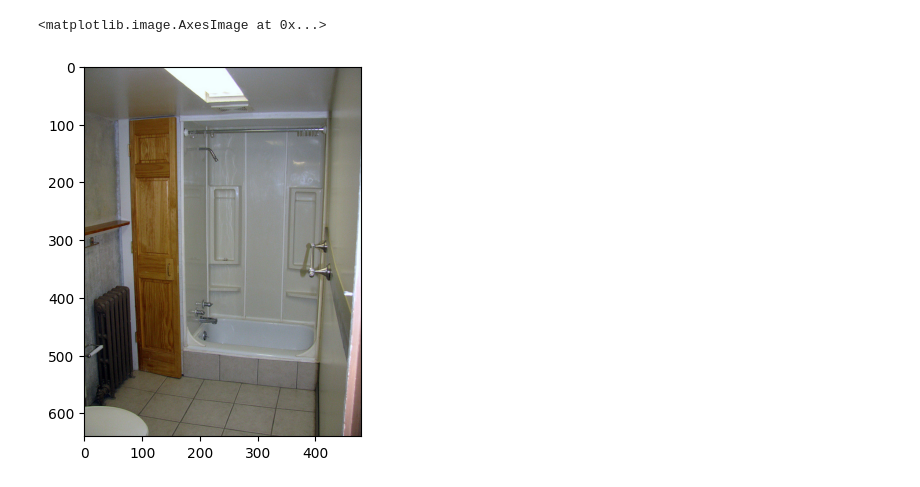
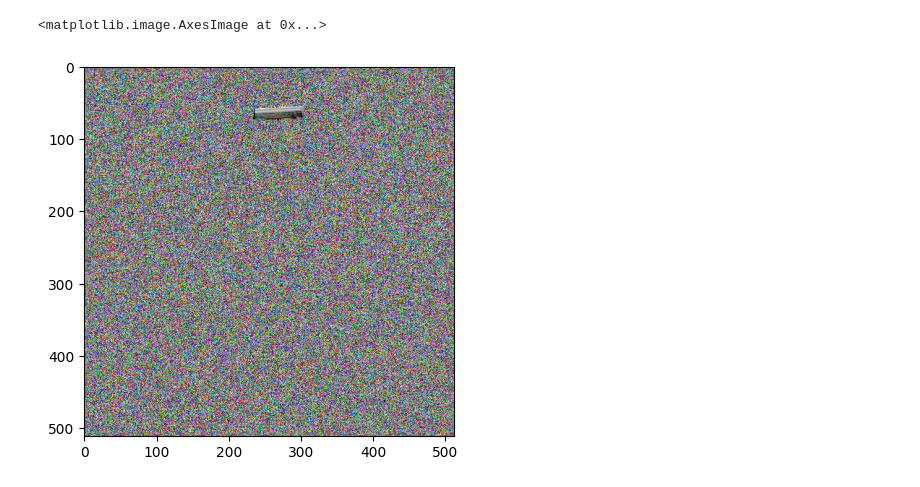
Before and after one commit to mbisan/outlier-detection, a Jupyter notebook: notebooks/test.ipynb, the cells around one changed output. Drawn from its saved outputs; the diff is of its cells as text; code cells hidden in the pictures.

```diff
--- a/notebooks/test.ipynb
+++ b/notebooks/test.ipynb
@@ -30,5 +25,16 @@ img_trg = read_image("datasets/COCO2014/val2014/val2014/COCO_val2014_00000058186
+# %%
+oi = OutlierInjection(.9, True)
+# %%
+images = [ds[i] for i in range(5)]
+# %%
+outlier = torch.stack([im[0] for im in images])
+mask = torch.stack([im[1] for im in images])
+img = torch.randint(0, 255, (5, 3, 512, 512))
+label = torch.randint(0, 10, (5, 512, 512))
+# %%
+image_with_outlier, label = oi(img, label, outlier, mask)
 # %%
-plt.imshow(img_trg.permute(1, 2, 0))
+plt.imshow(image_with_outlier[0].permute(1, 2, 0))
 # %% [output]
 <matplotlib.image.AxesImage at 0x...>
-[figure, old version]
+[figure, new version]
```
Also changed, not shown: parts of 33 cells of this notebook, 1 other file.
